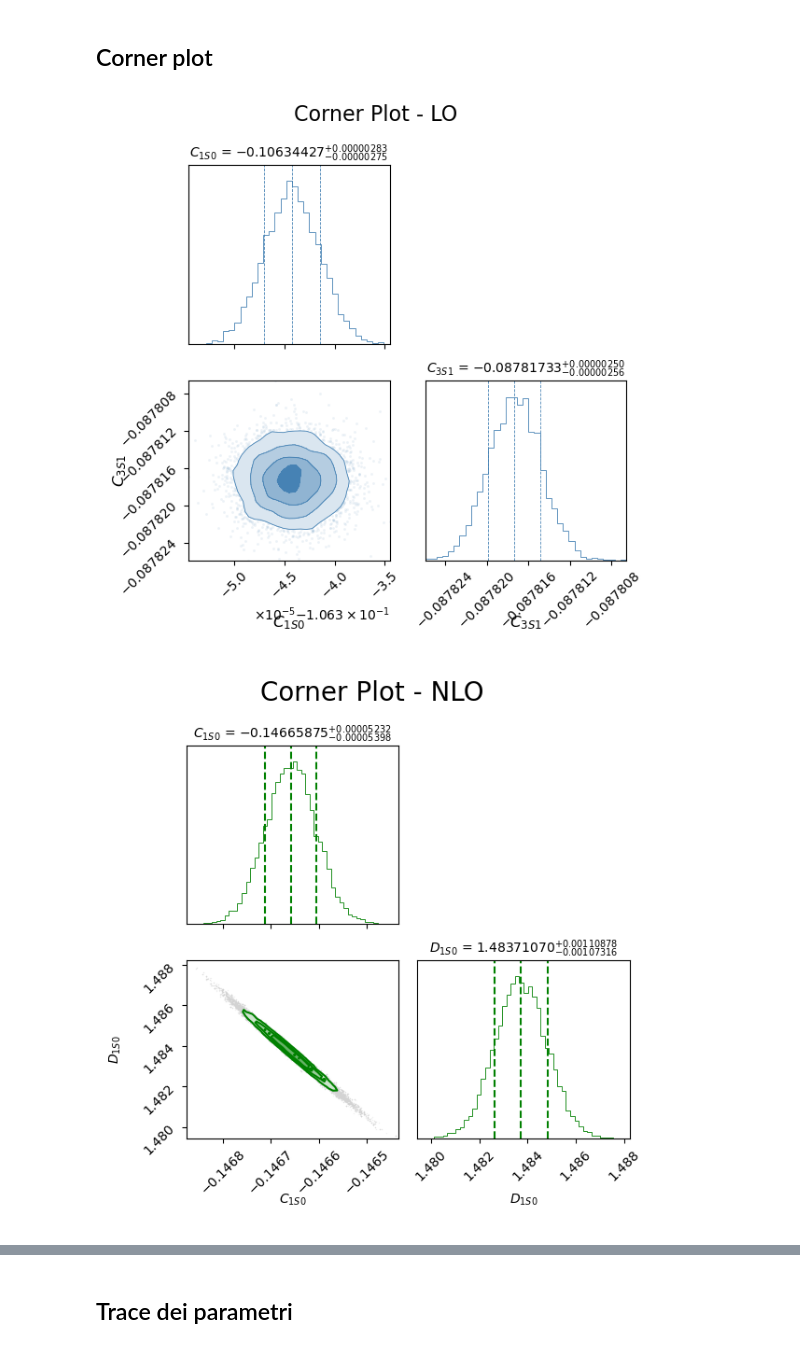
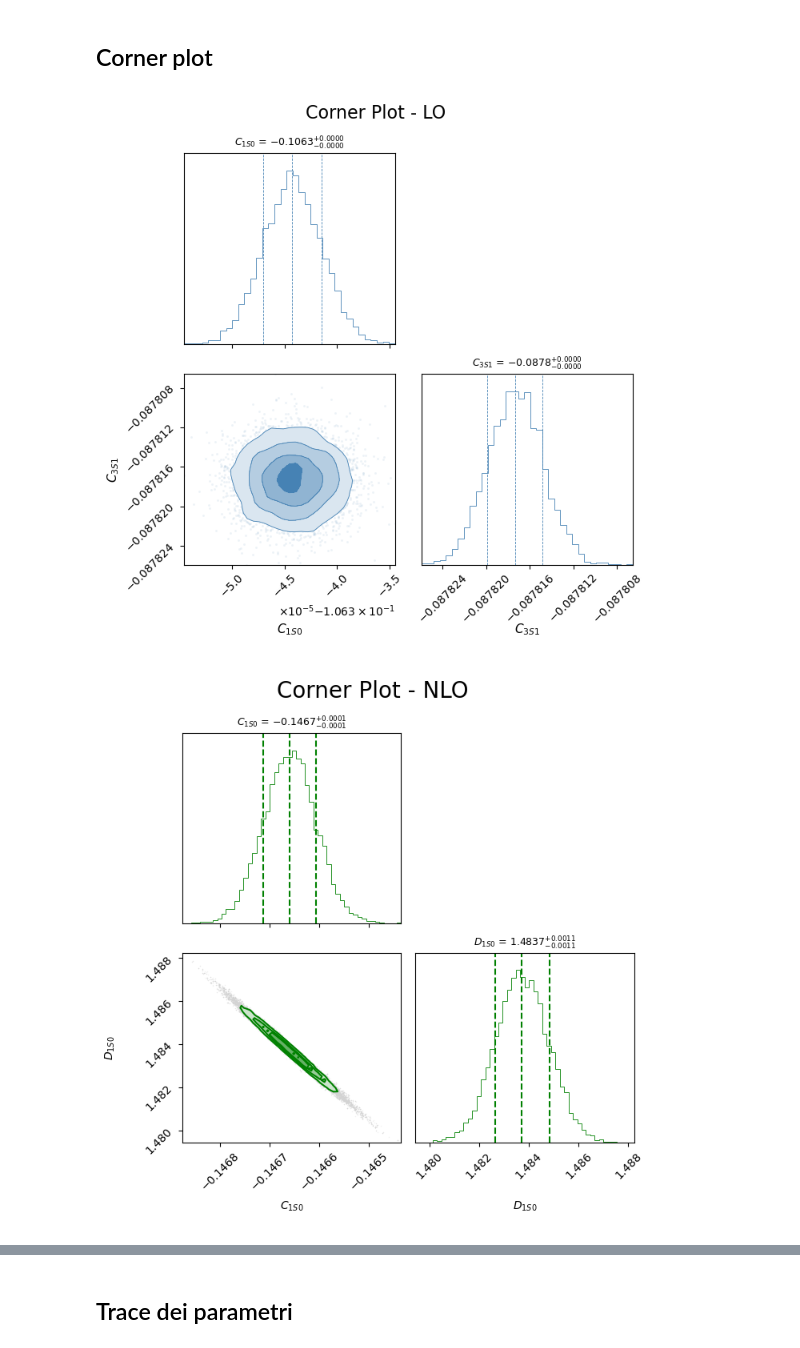
Before and after one commit to Lvetto/lmd_forza_nucleare, a Jupyter notebook: plots.ipynb, the cells around one changed output, grey strips where cells are left out. Saved outputs shown, nothing was run; the diff lists cells and outputs as text; code cells hidden in the pictures.

```diff
--- a/plots.ipynb
+++ b/plots.ipynb
@@ -45,49 +53,49 @@ param_names_NLO_3S1 = [r"$C_{3S1}$", r"$D_{3S1}$", r"$D_{mix}$"]
 # %% [markdown]
 ## Corner plot
 # %%
-fig = plt.figure(figsize=(6, 6))
+fig = plt.figure(figsize=(7, 7))
 
 corner_fig = corner.corner(
     LO_chain,
     labels=[r"$C_{1S0}$", r"$C_{3S1}$"],
     show_titles=True,
-    title_fmt=".8f",
-    title_kwargs={"fontsize": 10},
+    title_fmt=".4f",
+    title_kwargs={"fontsize": 9},
     fig=fig,
     bins=35,
     smooth=1,
     color="steelblue",
     use_math_text=True,
     quantiles=[0.16, 0.5, 0.84],
-    label_kwargs={"fontsize": 12},
+    label_kwargs={"fontsize": 11, "labelpad": 14},
     hist_kwargs={"linewidth": 0.6},
     contour_kwargs={"linewidths": 0.6},
     plot_contours=True,
     fill_contours=True,
     plot_density=True
 )
 
 # Assottiglia le linee verticali tratteggiate dei quantili
 for ax in np.array(corner_fig.axes):
     for line in ax.lines:
         if line.get_linestyle() == "--":
             line.set_linewidth(0.6)
 
 fig.suptitle("Corner Plot - LO", fontsize=16)
 fig.tight_layout()
 
 fig.savefig("figure/corner_LO.pdf", bbox_inches="tight")
 
 plt.show()
 # %% [output]
-[figure, old version]
+[figure, new version]
 # %%
-fig = plt.figure(figsize=(6, 6))
+fig = plt.figure(figsize=(7, 7))
 
-if NLO_chain_raw.ndim == 3:
+if NLO_chain_raw_2param.ndim == 3:
     # Burn-in sui passi, mantenendo la struttura (steps, walkers, ndim)
-    burnin = int(0.5 * NLO_chain_raw.shape[0])
-    post_burnin_chain = NLO_chain_raw[burnin:, :, :]
+    burnin = int(0.5 * NLO_chain_raw_2param.shape[0])
+    post_burnin_chain = NLO_chain_raw_2param[burnin:, :, :]
 
     n_steps, nwalkers, ndim = post_burnin_chain.shape
     best_fit = np.array([lec_values.nlo_lecs["C_1S0"], lec_values.nlo_lecs["D_1S0"]])[:ndim]
@@ -109,11 +117,12 @@ if NLO_chain_raw.ndim == 3:
     clean_chain = np.array(clean_chain)
 
     if clean_chain.size == 0:
-        raise ValueError("Nessun walker rimasto dopo il filtro: aumenta distance_threshold.")
-
-    nlo_samples = clean_chain.reshape(-1, ndim)
+        print("Warning: nessun walker rimasto dopo il filtro; uso tutta la chain post-burnin.")
+        nlo_samples = post_burnin_chain.reshape(-1, ndim)
+    else:
+        nlo_samples = clean_chain.reshape(-1, ndim)
 else:
-    nlo_samples = NLO_chain[int(0.5 * len(NLO_chain)):]
+    nlo_samples = NLO_chain_2param[int(0.5 * len(NLO_chain_2param)):]
     ndim = nlo_samples.shape[1]
 
 if ndim == len(param_names_NLO_1S0):
@@ -127,9 +136,9 @@ corner.corner(
     nlo_samples,
     labels=nlo_labels,
     show_titles=True,
-    title_fmt=".8f",
-    title_kwargs={"fontsize": 10},
-    label_kwargs={"fontsize": 10},
+    title_fmt=".4f",
+    title_kwargs={"fontsize": 9},
+    label_kwargs={"fontsize": 10, "labelpad": 14},
     fig=fig,
     bins=50,
     color="green",                    # Colore base per istogrammi e contorni
@@ -150,7 +159,7 @@ corner.corner(
 fig.suptitle("Corner Plot - NLO ", fontsize=20)
 fig.tight_layout()
 
-fig.savefig("figure/corner_NLO.pdf", bbox_inches="tight")
+fig.savefig("figure/corner_NLO_1S0.pdf", bbox_inches="tight")
 plt.show()
 # %% [output]
-[figure, old version]
+[figure, new version]
```
Also changed, not shown: parts of 7 cells of this notebook, 1 other file.
